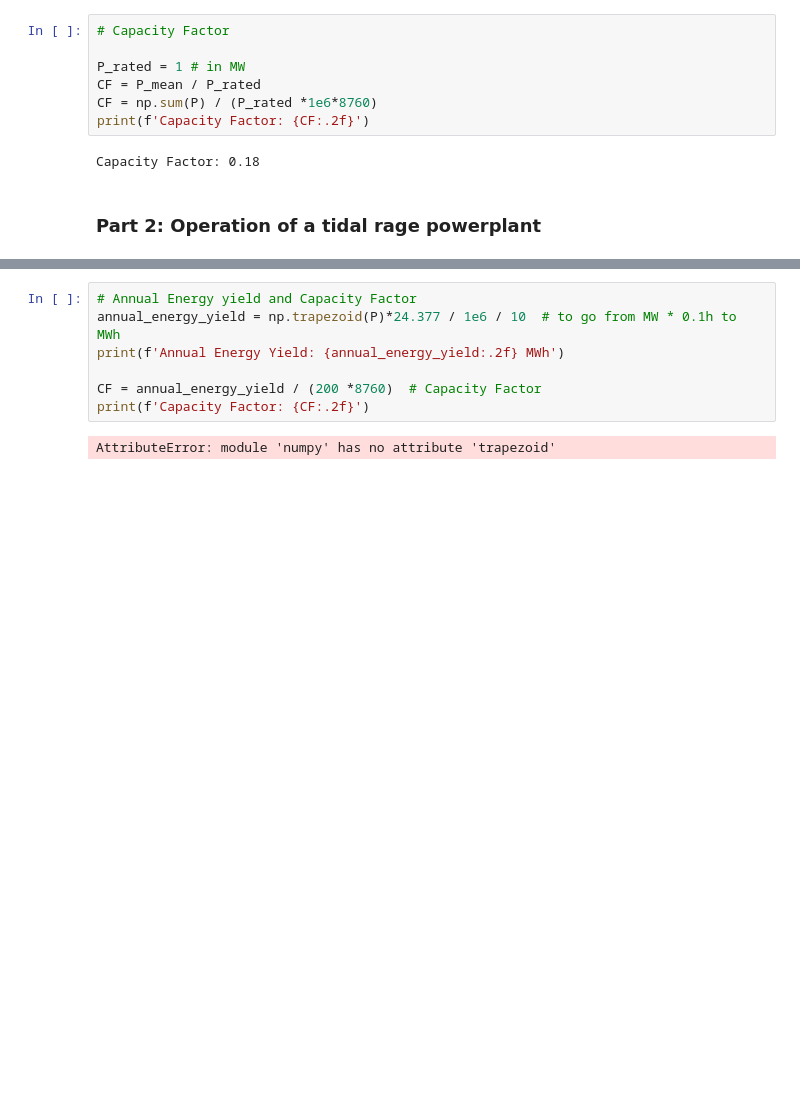
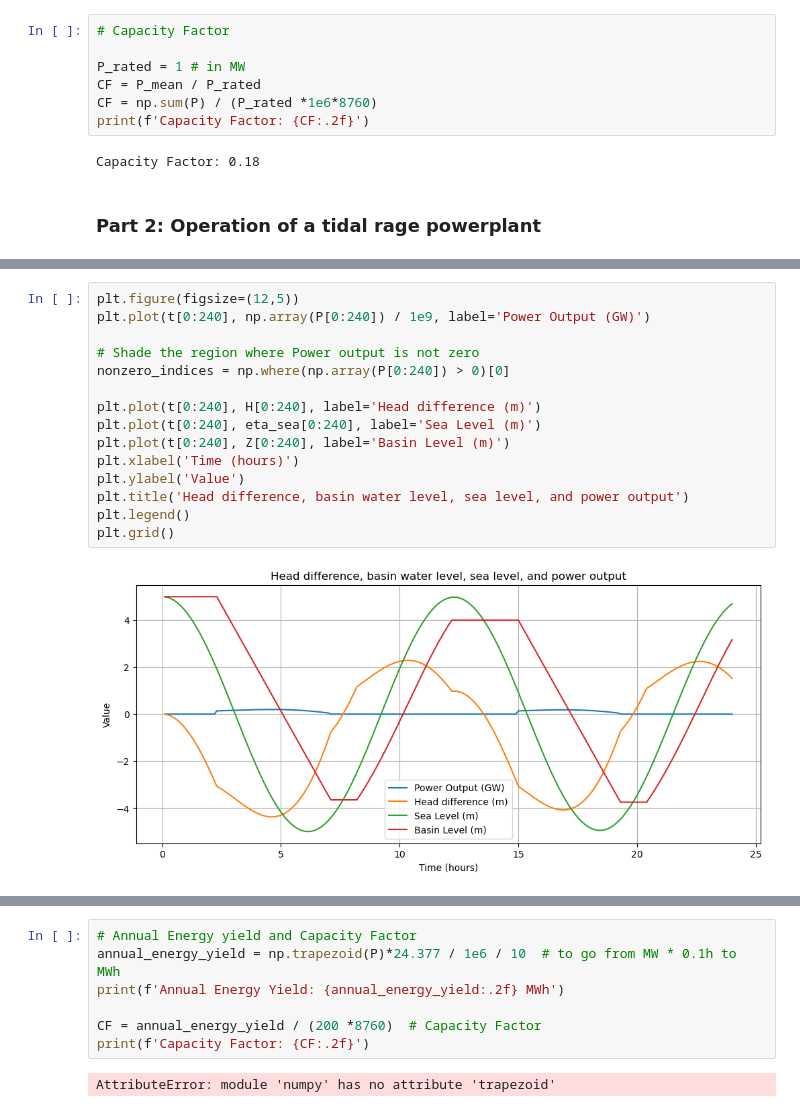
Before and after one commit to Aqdas-M/Offshore-Renewable-Technologies, a Jupyter notebook: Assignment 2/Assignment_2_Code.ipynb, the cells around one changed output, grey strips where cells are left out. Cells and saved outputs as stored; diff of their text form; blank space fills up the shorter version.

```diff
--- a/Assignment 2/Assignment_2_Code.ipynb
+++ b/Assignment 2/Assignment_2_Code.ipynb
@@ -190,3 +191,20 @@ plt.grid()
+# %%
+plt.figure(figsize=(12,5))
+plt.plot(t[0:240], np.array(P[0:240]) / 1e9, label='Power Output (GW)')
+
+# Shade the region where Power output is not zero
+nonzero_indices = np.where(np.array(P[0:240]) > 0)[0]
+
+plt.plot(t[0:240], H[0:240], label='Head difference (m)')
+plt.plot(t[0:240], eta_sea[0:240], label='Sea Level (m)')
+plt.plot(t[0:240], Z[0:240], label='Basin Level (m)')
+plt.xlabel('Time (hours)')
+plt.ylabel('Value')
+plt.title('Head difference, basin water level, sea level, and power output')
+plt.legend()
+plt.grid()
+# %% [output]
+[figure, added]
 # %%
 # Annual mean and max produced power
 
```
Also changed, not shown: parts of 3 cells of this notebook.
